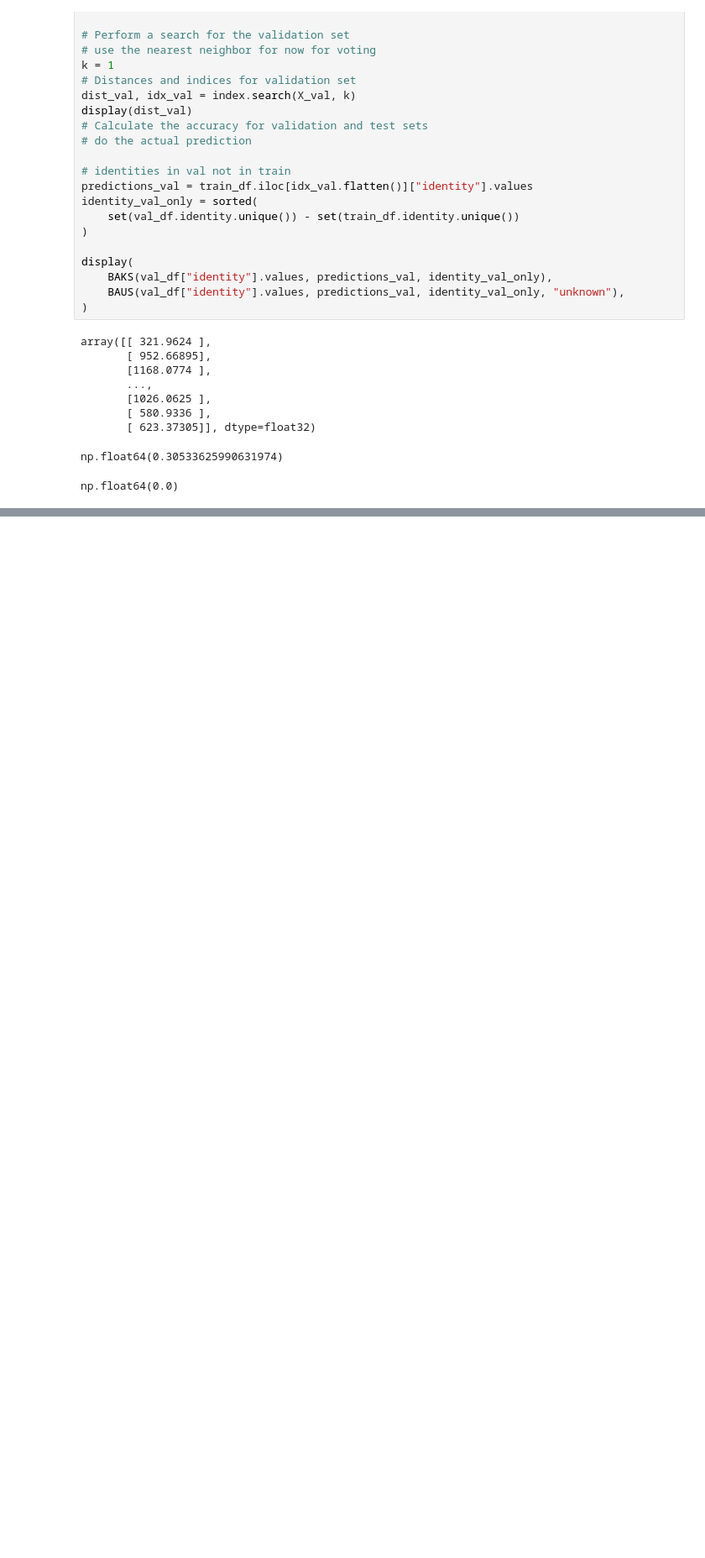
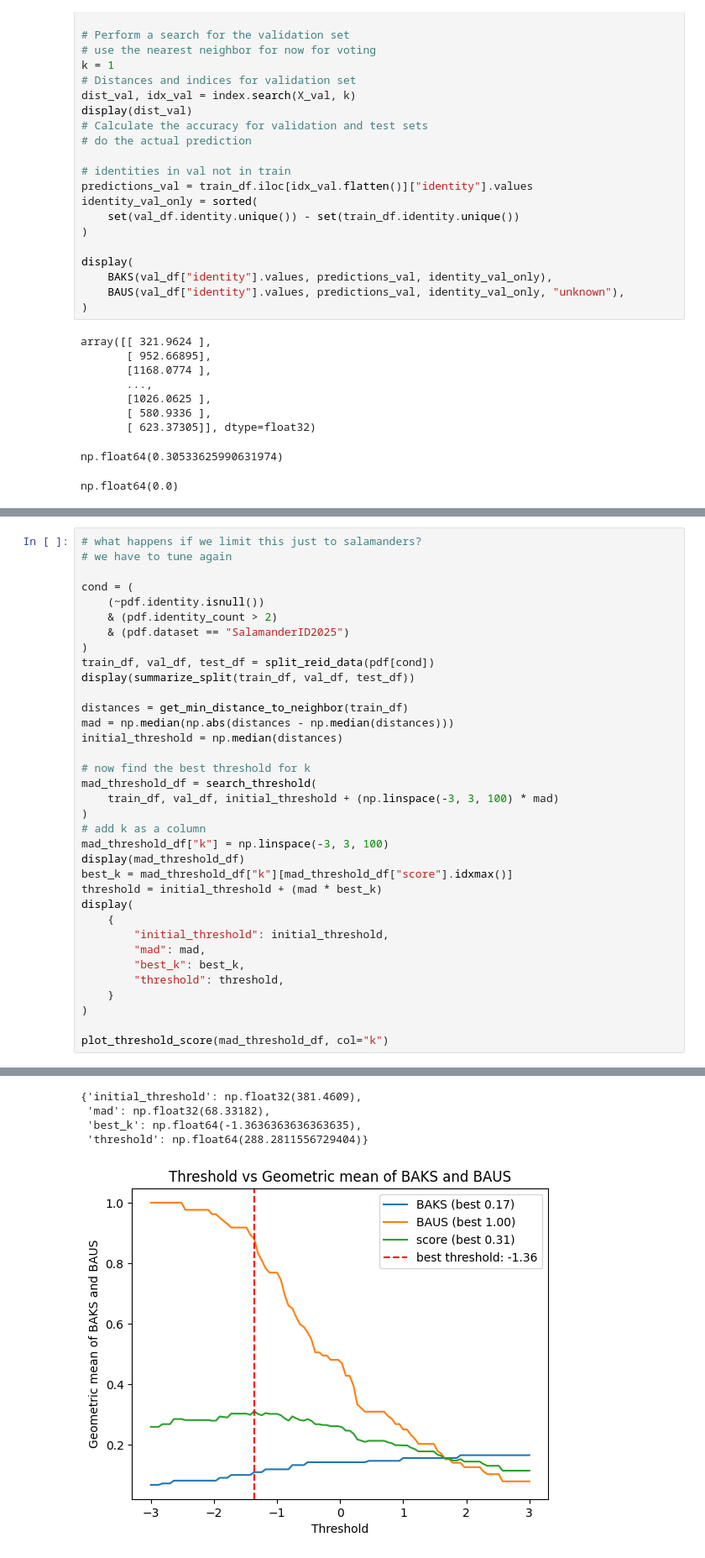
Before and after one commit to dsgt-arc/animalclef-2025, a Jupyter notebook: notebooks/modeling/20250312-01-acm-knn.ipynb, the cells around one changed output, grey strips where cells are left out. Shown at 84% size. Cells and saved outputs as stored; diff of their text form; blank space fills up the shorter version.

```diff
--- a/notebooks/modeling/20250312-01-acm-knn.ipynb
+++ b/notebooks/modeling/20250312-01-acm-knn.ipynb
@@ -92,0 +444,36 @@ np.float64(0.0)
+# %%
+# what happens if we limit this just to salamanders?
+# we have to tune again
+
+cond = (
+    (~pdf.identity.isnull())
+    & (pdf.identity_count > 2)
+    & (pdf.dataset == "SalamanderID2025")
+)
+train_df, val_df, test_df = split_reid_data(pdf[cond])
+display(summarize_split(train_df, val_df, test_df))
+
+distances = get_min_distance_to_neighbor(train_df)
+mad = np.median(np.abs(distances - np.median(distances)))
+initial_threshold = np.median(distances)
+
+# now find the best threshold for k
+mad_threshold_df = search_threshold(
+    train_df, val_df, initial_threshold + (np.linspace(-3, 3, 100) * mad)
+)
+# add k as a column
+mad_threshold_df["k"] = np.linspace(-3, 3, 100)
+display(mad_threshold_df)
+best_k = mad_threshold_df["k"][mad_threshold_df["score"].idxmax()]
+threshold = initial_threshold + (mad * best_k)
+display(
+    {
+        "initial_threshold": initial_threshold,
+        "mad": mad,
+        "best_k": best_k,
+        "threshold": threshold,
+    }
+)
+
+plot_threshold_score(mad_threshold_df, col="k")
+# %% [output]
@@ -92,0 +497,5 @@ np.float64(0.0)
+{'initial_threshold': np.float32(381.4609),
+ 'mad': np.float32(68.33182),
+ 'best_k': np.float64(-1.3636363636363635),
+ 'threshold': np.float64(288.2811556729404)}
+[figure, added]
```
Also changed, not shown: parts of 18 cells of this notebook.
